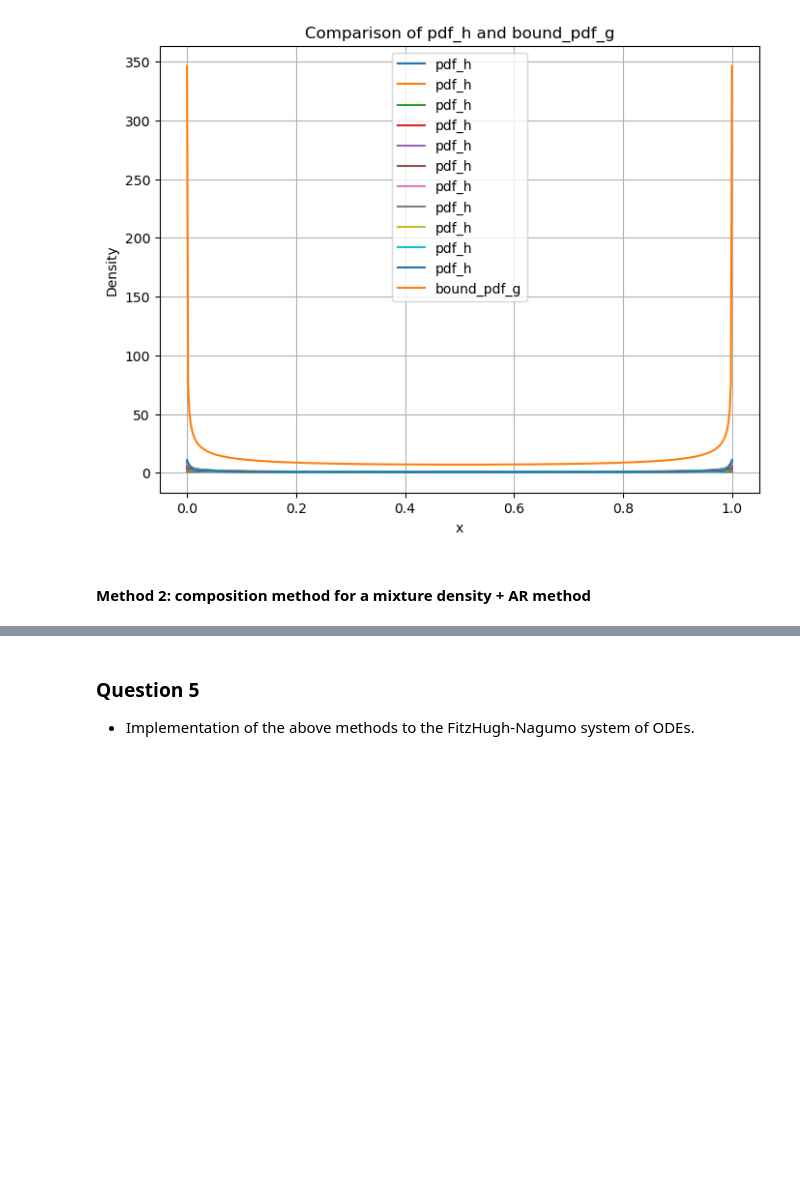
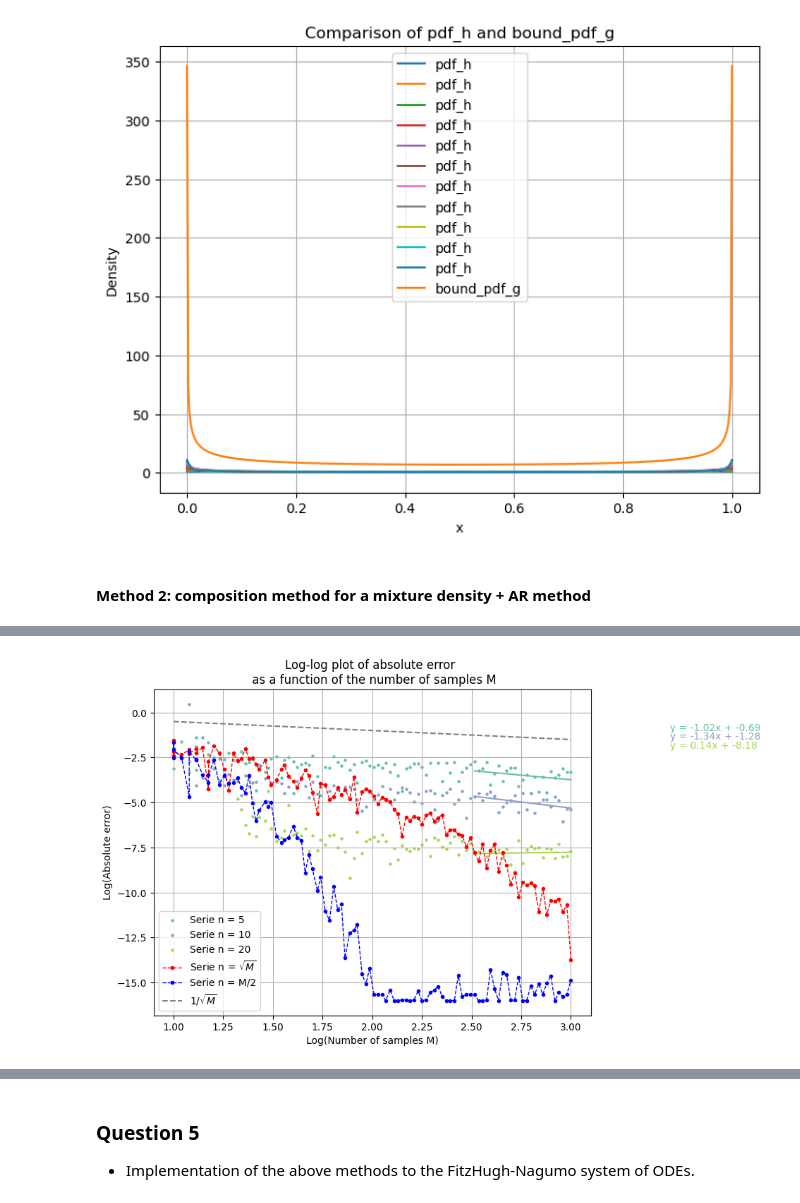
Before and after one commit to FraBet29/stochastic-simulation-project, a Jupyter notebook: notebook.ipynb, the cells around one changed output, grey strips where cells are left out. Drawn from its saved outputs; the diff is of its cells as text; code cells hidden in the pictures; blank space fills up the shorter version.

```diff
--- a/notebook.ipynb
+++ b/notebook.ipynb
@@ -319,0 +325,42 @@ plt.show
+# %%
+ref_value = (1/5) * np.arctan(5)
+N = 100
+nb_samples = np.logspace(np.log10(10), np.log10(1000), num=N, dtype=int) # evenly spaced values on a logarithmic scale
+
+trials_n = [5, 10, 20, -1, -2]
+nb_trials_n = len(trials_n)
+
+# MCLS estimators
+IS_MCLS_estims = [-1 * np.ones(N) for _ in range(nb_trials_n)]
+IS_MCLS_prime_estims = [-1 * np.ones(N) for _ in range(nb_trials_n)]
+
+# condition number of the Vandermonde matrix
+IS_MCLS_cond = [-1 * np.ones(N) for _ in range(nb_trials_n)]
+IS_MCLS_prime_cond = [-1 * np.ones(N) for _ in range(nb_trials_n)]
+
+tic = time.time()
+
+for M in range(N):
+    for i in range(nb_trials_n):
+
+        if (M * nb_trials_n + i) % 10 == 0:
+            print(f'Iteration {M * nb_trials_n + i} of {N * nb_trials_n}')
+
+        n = trials_n[i]
+
+        if n == -1:
+            n = np.ceil(np.sqrt(nb_samples[M])).astype(int)
+            if nb_samples[M] > 5000: # too computationally expensive
+                break
+        if n == -2:
+            n = np.ceil((nb_samples[M])/2).astype(int)
+            if nb_samples[M] > 5000: # too computationally expensive
+                break
+
+        if n < nb_samples[M]:
+            h_samples = sample_from_h_new(nb_samples[M], 1000, n)
+            IS_MCLS_estims[i][M], IS_MCLS_cond[i][M] = IS_MCLS_new(h_samples, f, n)
+            IS_MCLS_prime_estims[i][M], IS_MCLS_prime_cond[i][M] = IS_MCLS_prime_new(h_samples, f, n)
+
+toc = time.time()
+print(f'Elapsed time: {toc - tic}s')
@@ -319,0 +385,4 @@ plt.show
+# %%
+multiple_loglog_graph(nb_samples, IS_MCLS_estims, ref_value, trials_n)
+# %% [output]
+[figure, added]
```
Also changed, not shown: parts of 7 cells of this notebook, 1 other file.
